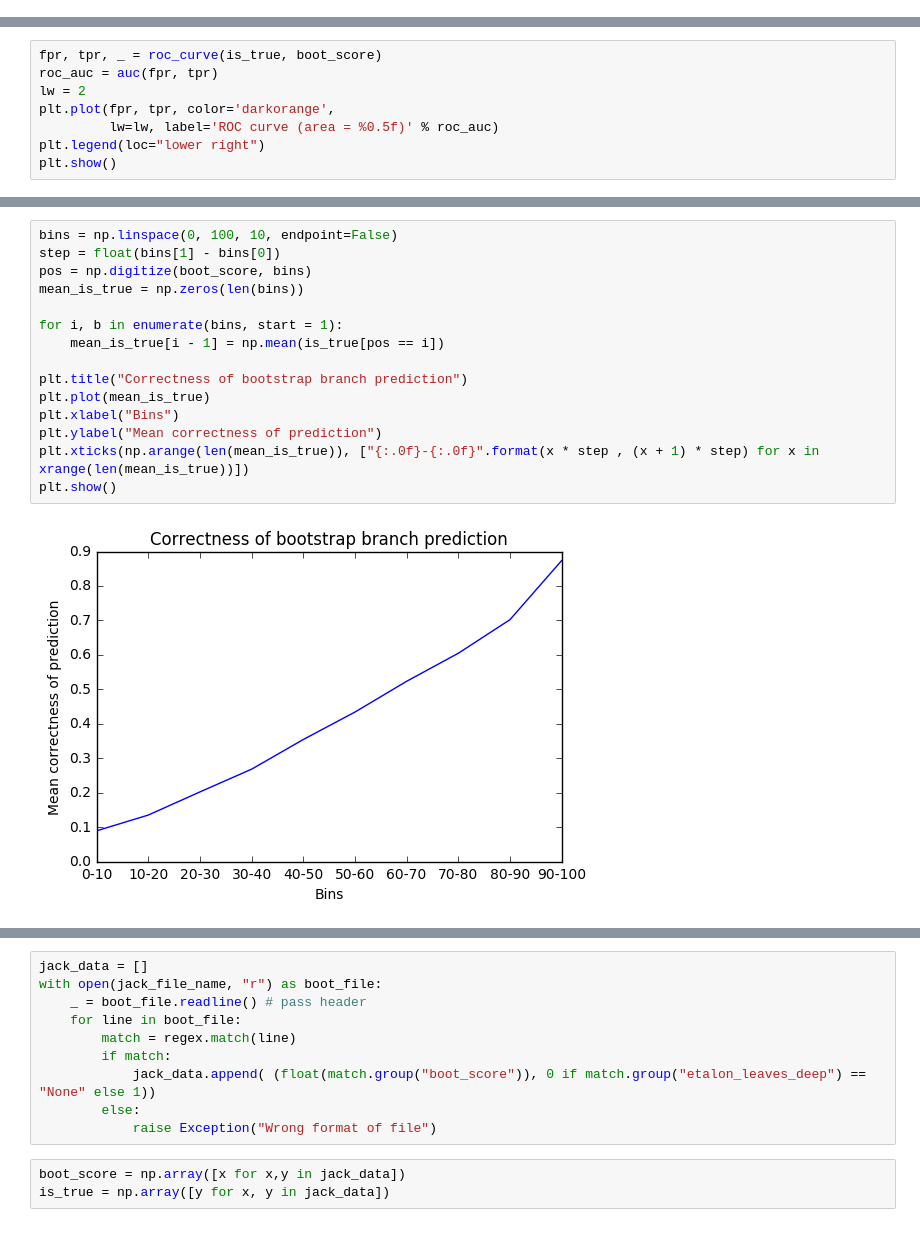
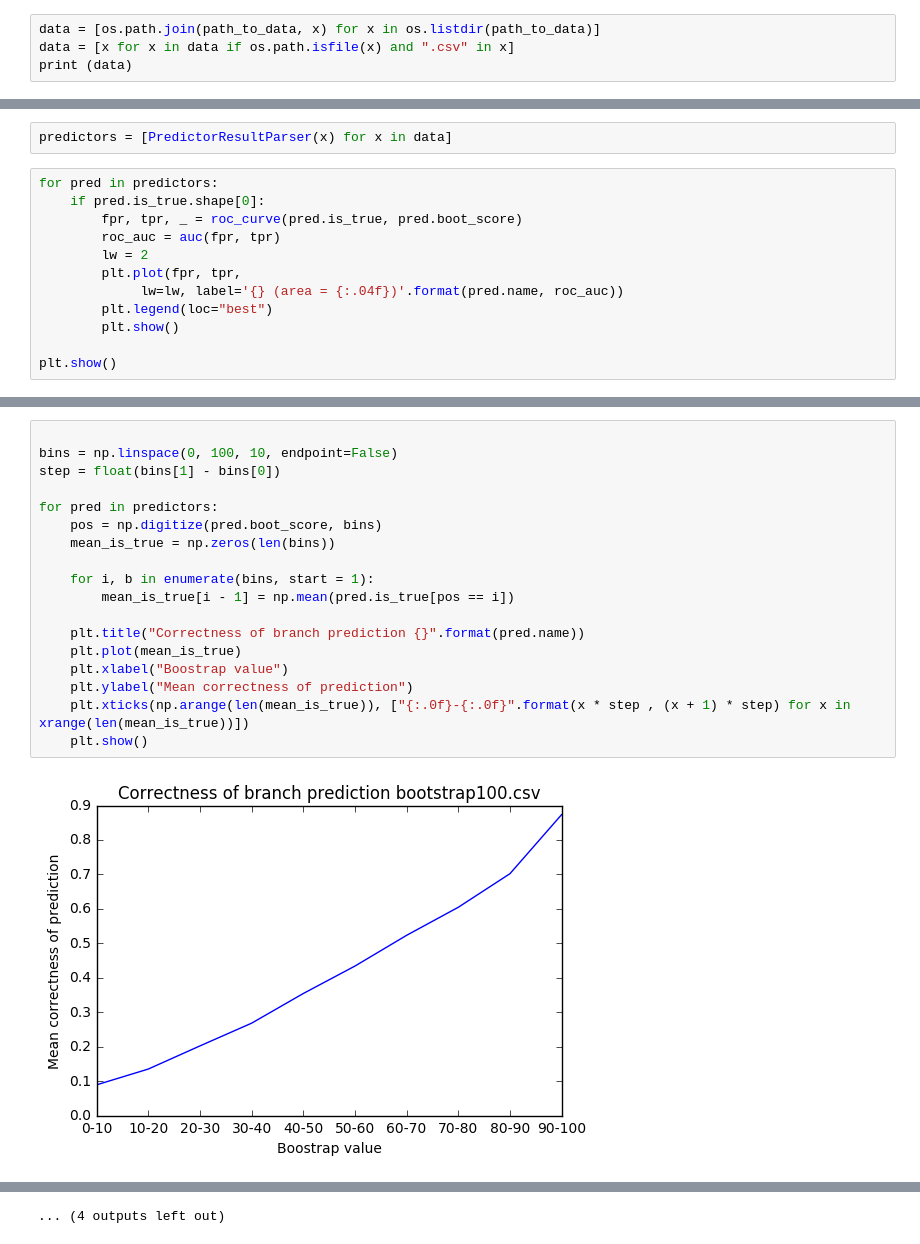
Before and after one commit to dmitrypenzar1996/PQ, a Jupyter notebook: boot_an/Boot_an.ipynb, the cells around one changed output, grey strips where cells are left out. Drawn from its saved outputs; the diff is of its cells as text.

```diff
--- a/boot_an/Boot_an.ipynb
+++ b/boot_an/Boot_an.ipynb
@@ -13,0 +10,4 @@ jack_file_name = "result_jackknife100_05.csv"
+# %%
+data = [os.path.join(path_to_data, x) for x in os.listdir(path_to_data)]
+data = [x for x in data if os.path.isfile(x) and ".csv" in x]
+print (data)
@@ -43,9 +48,15 @@ print np.mean(np.array(boot_leaves_mean)[is_true == 0])
+# %%
+predictors = [PredictorResultParser(x) for x in data]
 # %%
-fpr, tpr, _ = roc_curve(is_true, boot_score)
-roc_auc = auc(fpr, tpr)
-lw = 2
-plt.plot(fpr, tpr, color='darkorange',
-         lw=lw, label='ROC curve (area = %0.5f)' % roc_auc)
-plt.legend(loc="lower right")
+for pred in predictors:
+    if pred.is_true.shape[0]:
+        fpr, tpr, _ = roc_curve(pred.is_true, pred.boot_score)
+        roc_auc = auc(fpr, tpr)
+        lw = 2
+        plt.plot(fpr, tpr,
+             lw=lw, label='{} (area = {:.04f})'.format(pred.name, roc_auc))
+        plt.legend(loc="best")
+        plt.show()
+
 plt.show()
 # %% [output]
@@ -53,17 +76,20 @@ plt.show()
 # %%
+
 bins = np.linspace(0, 100, 10, endpoint=False)
 step = float(bins[1] - bins[0])
-pos = np.digitize(boot_score, bins)
-mean_is_true = np.zeros(len(bins))
 
-for i, b in enumerate(bins, start = 1):
-    mean_is_true[i - 1] = np.mean(is_true[pos == i])
+for pred in predictors:
+    pos = np.digitize(pred.boot_score, bins)
+    mean_is_true = np.zeros(len(bins))
 
-plt.title("Correctness of bootstrap branch prediction")
-plt.plot(mean_is_true)
-plt.xlabel("Bins")
-plt.ylabel("Mean correctness of prediction")
-plt.xticks(np.arange(len(mean_is_true)), ["{:.0f}-{:.0f}".format(x * step , (x + 1) * step) for x in xrange(len(mean_is_true))])
-plt.show()
+    for i, b in enumerate(bins, start = 1):
+        mean_is_true[i - 1] = np.mean(pred.is_true[pos == i])
+
+    plt.title("Correctness of branch prediction {}".format(pred.name))
+    plt.plot(mean_is_true)
+    plt.xlabel("Boostrap value")
+    plt.ylabel("Mean correctness of prediction")
+    plt.xticks(np.arange(len(mean_is_true)), ["{:.0f}-{:.0f}".format(x * step , (x + 1) * step) for x in xrange(len(mean_is_true))])
+    plt.show()
 # %% [output]
-[figure, old version]
+[figure, new version]
@@ -70,13 +107 @@ plt.show()
+... (4 outputs left out)
-# %%
-jack_data = []
-with open(jack_file_name, "r") as boot_file:
-    _ = boot_file.readline() # pass header
-    for line in boot_file:
-        match = regex.match(line)
-        if match:
-            jack_data.append( (float(match.group("boot_score")), 0 if match.group("etalon_leaves_deep") == "None" else 1))
-        else:
-            raise Exception("Wrong format of file")
-# %%
-boot_score = np.array([x for x,y in jack_data])
-is_true = np.array([y for x, y in jack_data])
```
Also changed, not shown: parts of 15 cells of this notebook.
